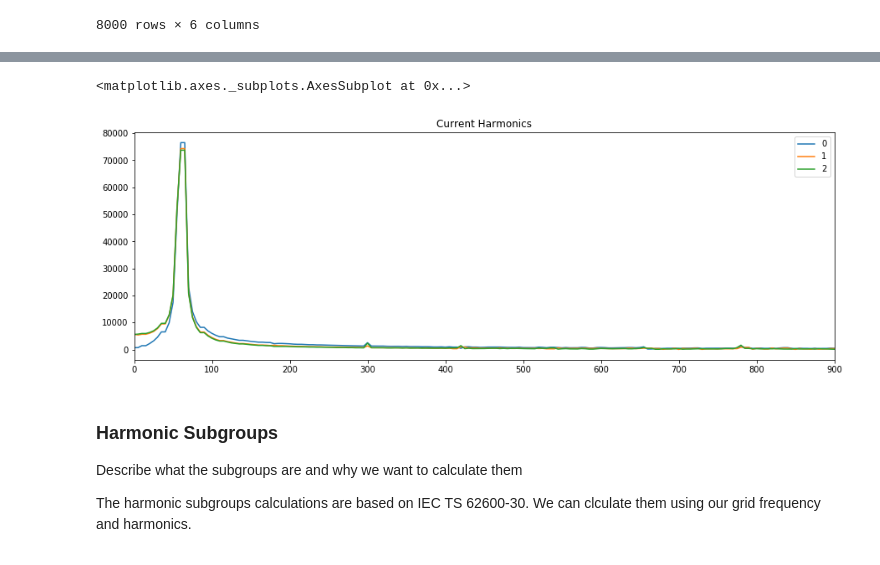
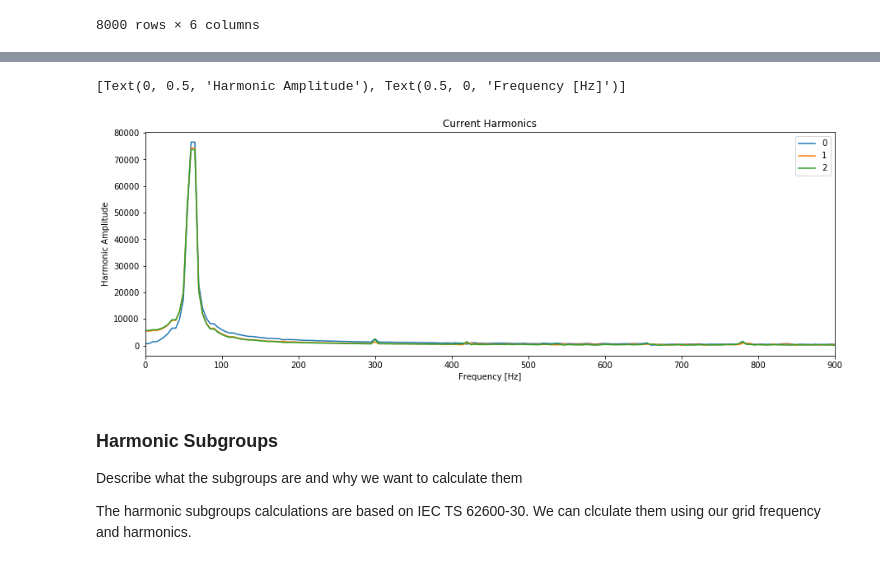
Before and after one commit to MHKiT-Software/MHKiT-Python, a Jupyter notebook: examples/power_example.ipynb, the cells around one changed output, grey strips where cells are left out. Cells and saved outputs as stored; diff of their text form; code cells hidden in the pictures.

```diff
--- a/examples/power_example.ipynb
+++ b/examples/power_example.ipynb
@@ -75,21 +67,20 @@ BREIFLY DESCRIBE THE HARMONICS AND PROVIDE A WHY I WANT TO CALCULATE THEM
 # %%
 # Set the nominal sampling frequency
 sample_freq = 50000   #[Hz]
 
 # Set the frequency of the grid the device would be conected to
 grid_freq = 60        #[Hz]
+# Set the rated current of the device
 rated_current = 18.8  # [Amps]
 
 # Calculate the harmonics
 harmonics = power.quality.harmonics(current, sample_freq, grid_freq)
 
 # Display the results
-harmonics.plot(figsize=(15,5),xlim=(0,900),title='Current Harmonics')
-
-## WHAT ARE THE AXIS? x=frequency? y=?
+harmonics.plot(figsize=(15,5),xlim=(0,900),title='Current Harmonics').set(ylabel='Harmonic Amplitude',xlabel='Frequency [Hz]')
 # %% [output]
-<matplotlib.axes._subplots.AxesSubplot at 0x...>
+[Text(0, 0.5, 'Harmonic Amplitude'), Text(0.5, 0, 'Frequency [Hz]')]
-[figure, old version]
+[figure, new version]
 # %% [markdown]
 ### Harmonic Subgroups
 Describe what the subgroups are and why we want to calculate them
```
Also changed, not shown: parts of 8 cells of this notebook, 1 other file.
